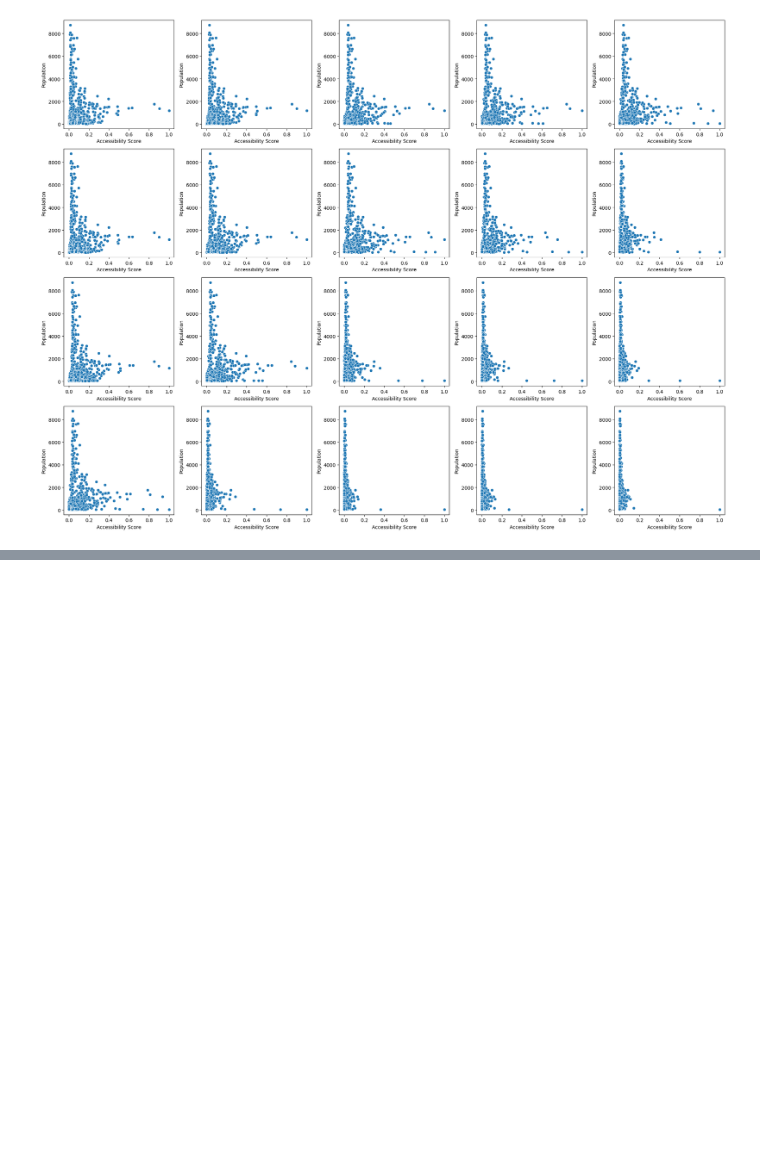
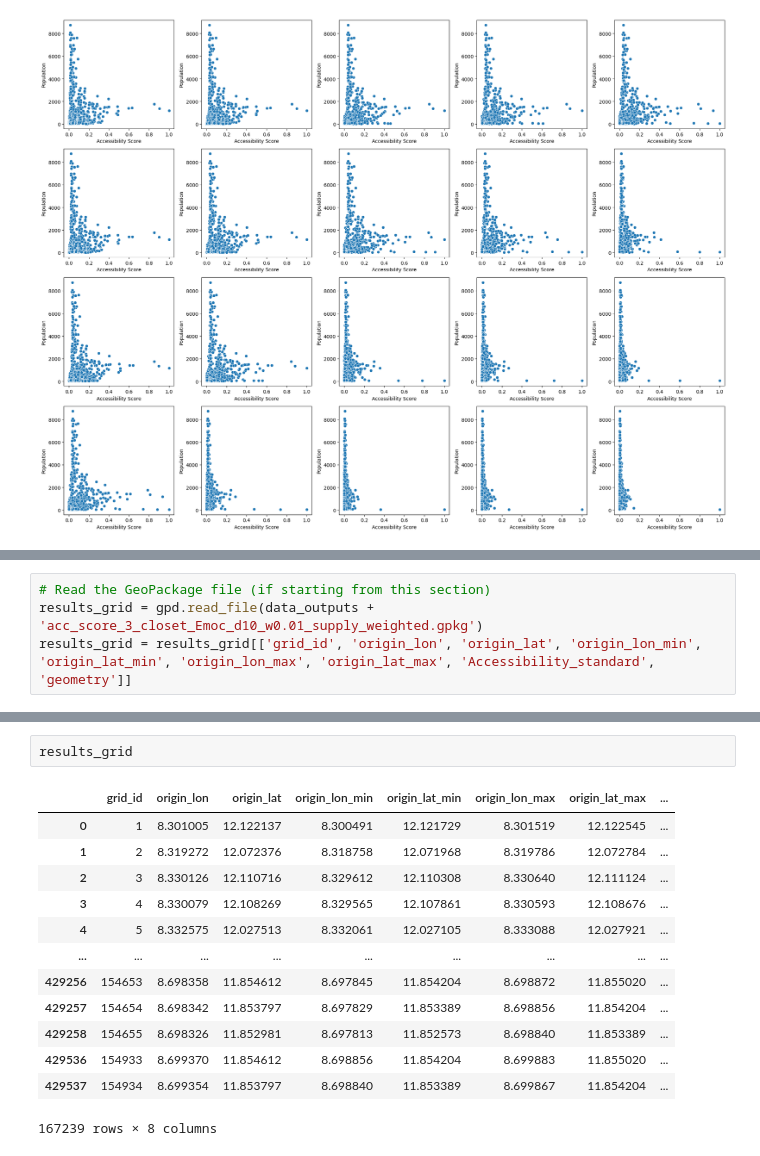
Before and after one commit to urbanbigdatacentre/ideamaps-models, a Jupyter notebook: models/emergency-maternal-care/scripts/Health_Care_Access_Kano_3_closet_EmOC.ipynb, the cells around one changed output, grey strips where cells are left out. Cells and saved outputs as stored; diff of their text form; blank space fills up the shorter version.

Commit message:
Notebook updated and model outputs generated
The changes are ready for ingestion after a general review

```diff
--- a/models/emergency-maternal-care/scripts/Health_Care_Access_Kano_3_closet_EmOC.ipynb
+++ b/models/emergency-maternal-care/scripts/Health_Care_Access_Kano_3_closet_EmOC.ipynb
@@ -739,0 +762,4 @@ plt.show()
+# %%
+# Read the GeoPackage file (if starting from this section)
+results_grid = gpd.read_file(data_outputs + 'acc_score_3_closet_Emoc_d10_w0.01_supply_weighted.gpkg')
+results_grid = results_grid[['grid_id', 'origin_lon', 'origin_lat', 'origin_lon_min', 'origin_lat_min', 'origin_lon_max', 'origin_lat_max', 'Accessibility_standard', 'geometry']]
@@ -739,0 +775,16 @@ plt.show()
+# %%
+results_grid
+# %% [output]
+|  | grid_id | origin_lon | origin_lat | origin_lon_min | origin_lat_min | origin_lon_max | origin_lat_max | ... |
+| 0 | 1 | 8.301005 | 12.122137 | 8.300491 | 12.121729 | 8.301519 | 12.122545 | ... |
+| 1 | 2 | 8.319272 | 12.072376 | 8.318758 | 12.071968 | 8.319786 | 12.072784 | ... |
+| 2 | 3 | 8.330126 | 12.110716 | 8.329612 | 12.110308 | 8.330640 | 12.111124 | ... |
+| 3 | 4 | 8.330079 | 12.108269 | 8.329565 | 12.107861 | 8.330593 | 12.108676 | ... |
+| 4 | 5 | 8.332575 | 12.027513 | 8.332061 | 12.027105 | 8.333088 | 12.027921 | ... |
+| ... | ... | ... | ... | ... | ... | ... | ... | ... |
+| 429256 | 154653 | 8.698358 | 11.854612 | 8.697845 | 11.854204 | 8.698872 | 11.855020 | ... |
+| 429257 | 154654 | 8.698342 | 11.853797 | 8.697829 | 11.853389 | 8.698856 | 11.854204 | ... |
+| 429258 | 154655 | 8.698326 | 11.852981 | 8.697813 | 11.852573 | 8.698840 | 11.853389 | ... |
+| 429536 | 154933 | 8.699370 | 11.854612 | 8.698856 | 11.854204 | 8.699883 | 11.855020 | ... |
+| 429537 | 154934 | 8.699354 | 11.853797 | 8.698840 | 11.853389 | 8.699867 | 11.854204 | ... |
+167239 rows × 8 columns
```
Also changed, not shown: parts of 20 cells of this notebook, 2 other files.
